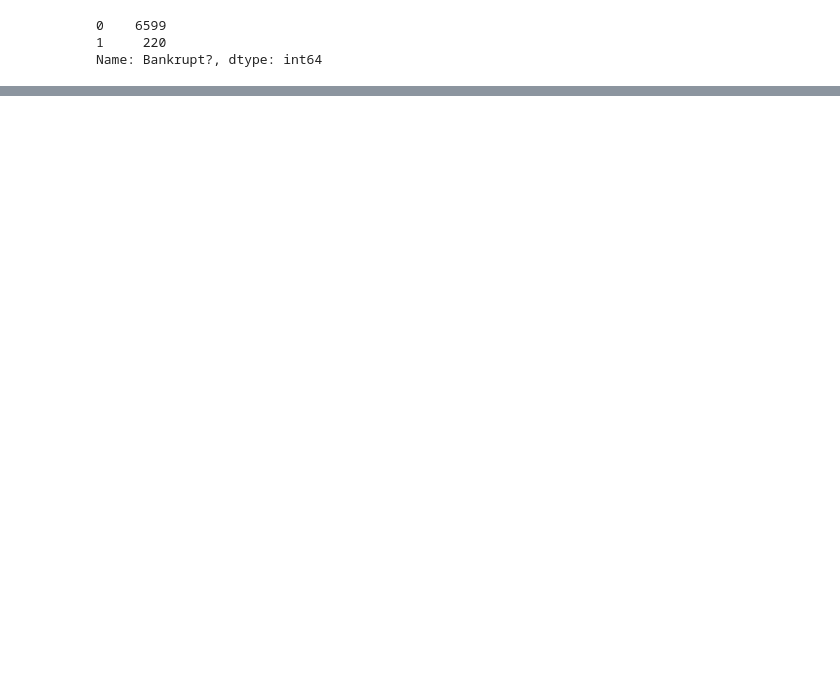
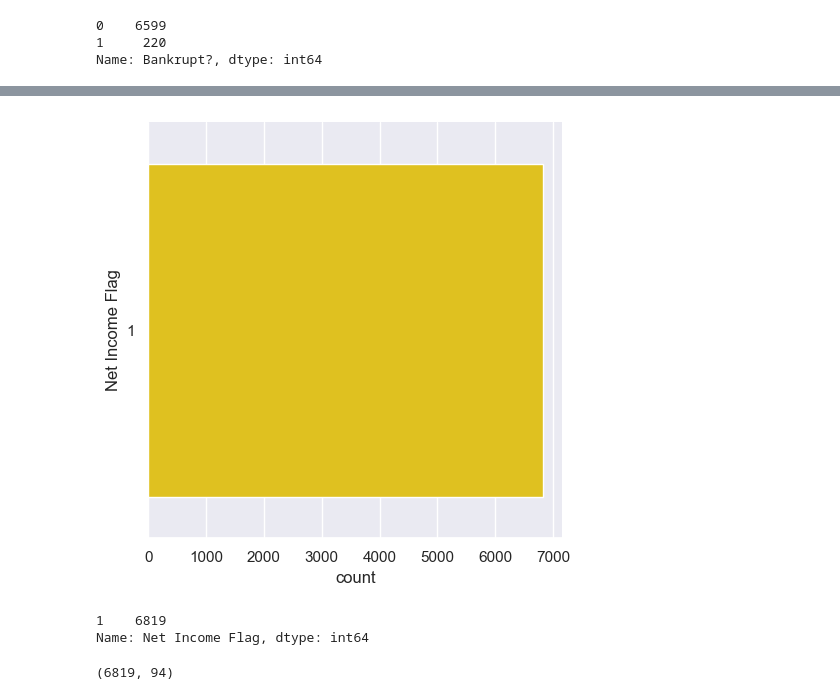
Before and after one commit to whoismanoj/Team8-Company-Bankruptcy-Prediction-Mini-Project-DSAI, a Jupyter notebook: Bankruptcy_Prediction.ipynb, the cells around one changed output, grey strips where cells are left out. Cells and saved outputs as stored; diff of their text form; code cells hidden in the pictures; blank space fills up the shorter version.

```diff
--- a/Bankruptcy_Prediction.ipynb
+++ b/Bankruptcy_Prediction.ipynb
@@ -346,0 +245,9 @@ FileNotFoundError: [Errno 2] No such file or directory: './Data_Source (cleaned)
+# %%
+neti_check = sb.catplot(y="Net Income Flag", data=bank_data, kind="count", palette= "prism")
+plt.show()
+
+bank_data['Net Income Flag'].value_counts()
+# %% [output]
+[figure, added]
+1    6819
+Name: Net Income Flag, dtype: int64
@@ -346,0 +259,4 @@ FileNotFoundError: [Errno 2] No such file or directory: './Data_Source (cleaned)
+# %%
+updated_bank_data.shape
+# %% [output]
+(6819, 94)
```
Also changed, not shown: parts of 38 cells of this notebook.
